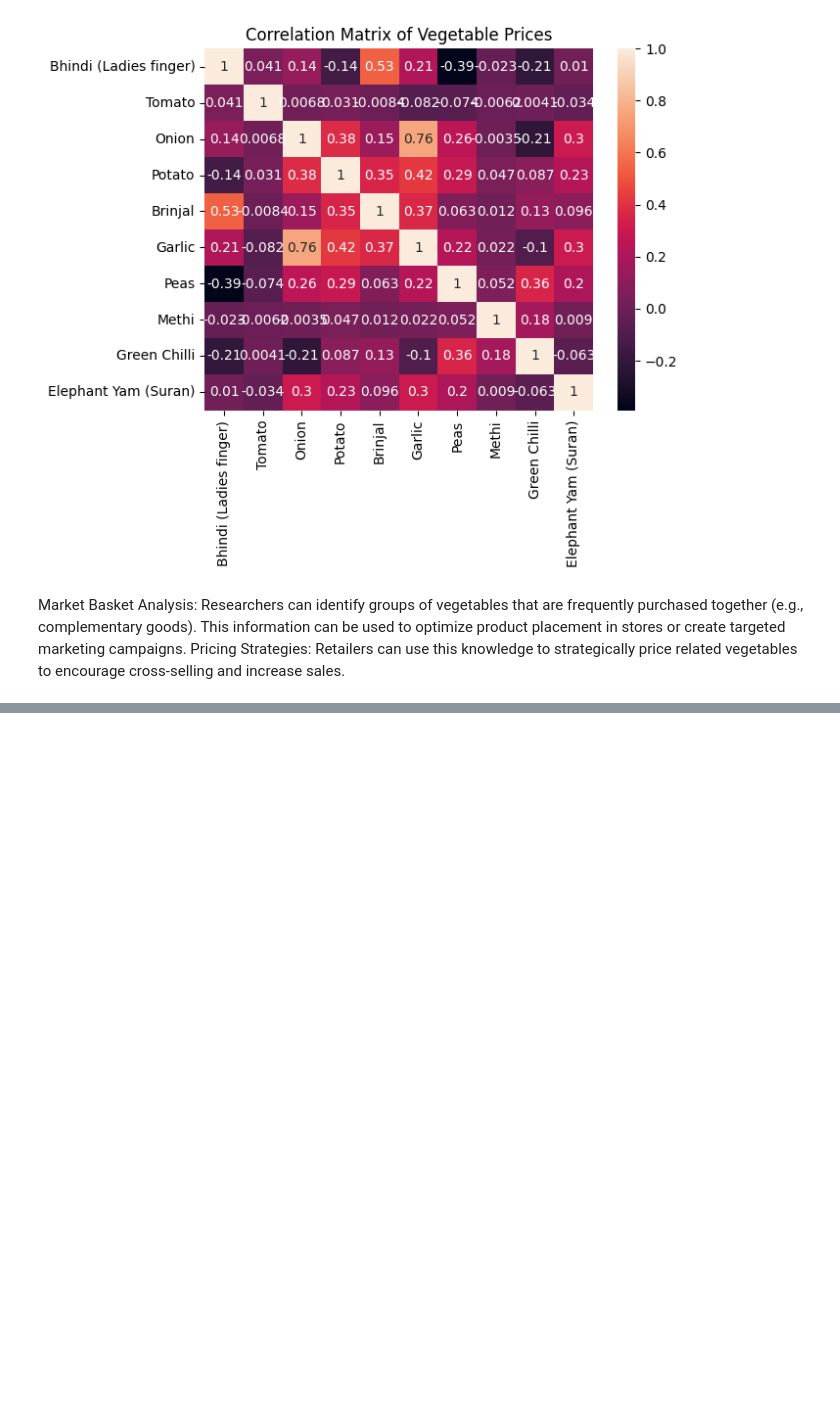
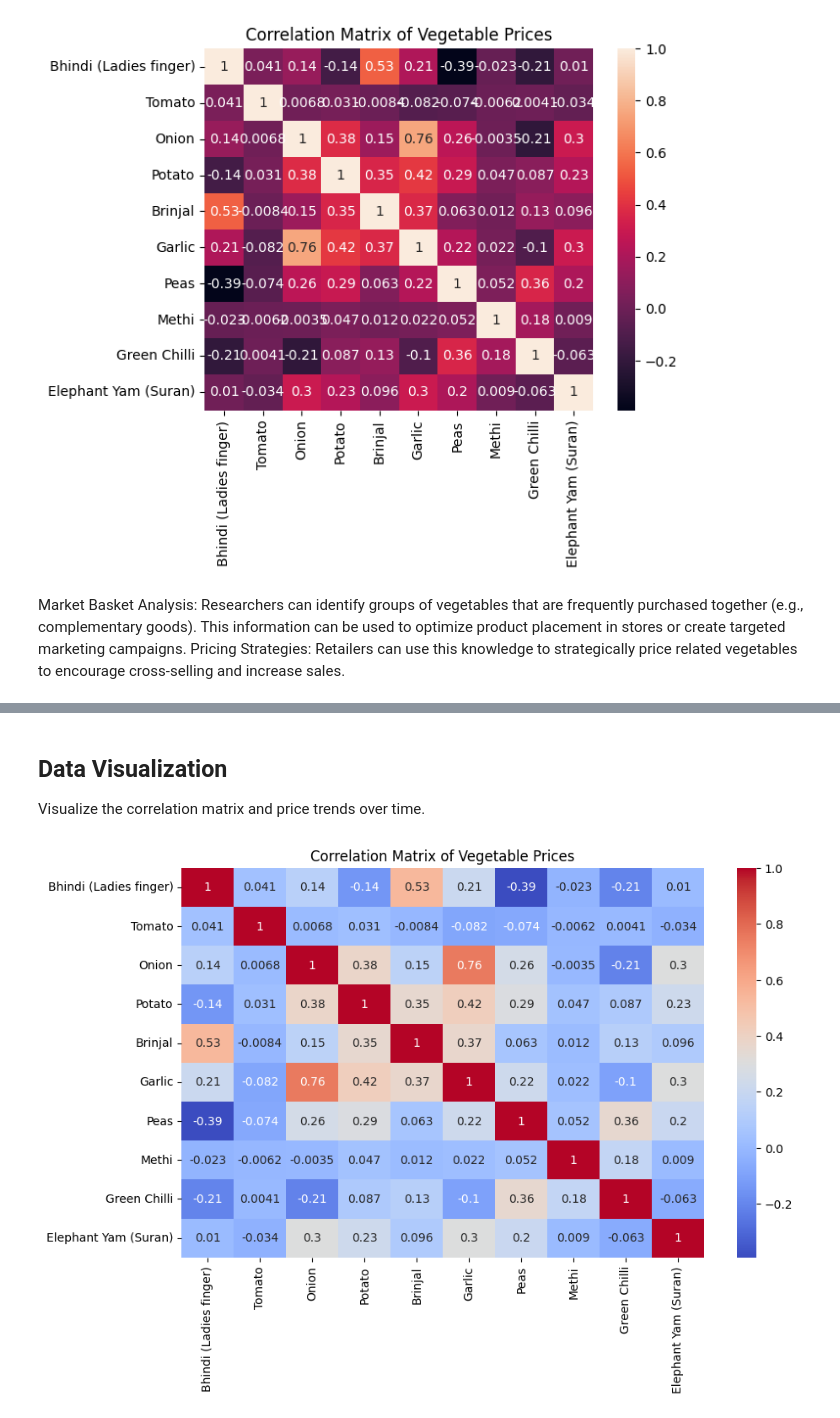
Before and after one commit to NomfundoJobe/analyzing-vegetable-prices, a Jupyter notebook: veggies.ipynb, the cells around one changed output, grey strips where cells are left out. Saved outputs shown, nothing was run; the diff lists cells and outputs as text; code cells hidden in the pictures; blank space fills up the shorter version.

```diff
--- a/veggies.ipynb
+++ b/veggies.ipynb
@@ -117,0 +121,12 @@ Pricing Strategies: Retailers can use this knowledge to strategically price rela
+# %%
+import pandas as pd
+# Convert all columns to numeric (to ensure we are working with numbers)
+filtered_data = dataset[dataset.columns[1:]]  # Exclude the first column (possibly date or ID column)
+filtered_data = filtered_data.apply(pd.to_numeric, errors='coerce')  # Convert to numeric, handle errors
+
+# Calculate correlation matrix to see relationships between vegetable prices
+corr_matrix = filtered_data.corr()
+
+# Display the correlation matrix
+print("Correlation Matrix:")
+print(corr_matrix)
@@ -117,0 +153,14 @@ Pricing Strategies: Retailers can use this knowledge to strategically price rela
+# %% [markdown]
+## Data Visualization
+Visualize the correlation matrix and price trends over time.
+# %%
+import seaborn as sns
+import matplotlib.pyplot as plt
+#Correlation Heatmap
+# Create a heatmap to visualize the correlation matrix
+plt.figure(figsize=(10, 6))
+sns.heatmap(corr_matrix, annot=True, cmap='coolwarm')
+plt.title('Correlation Matrix of Vegetable Prices')
+plt.show()
+# %% [output]
+[figure, added]
```
Also changed, not shown: parts of 9 cells of this notebook, 2 other files.
